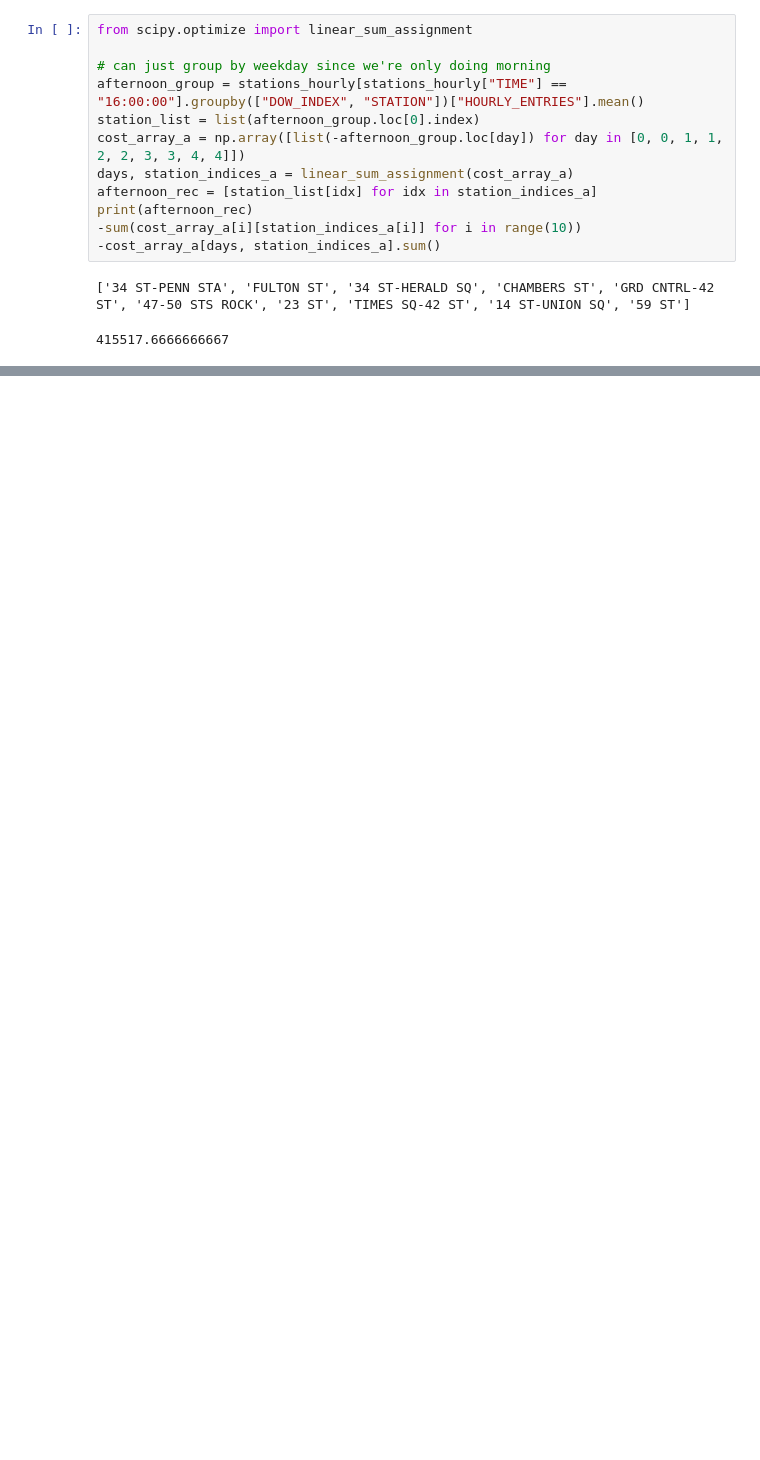
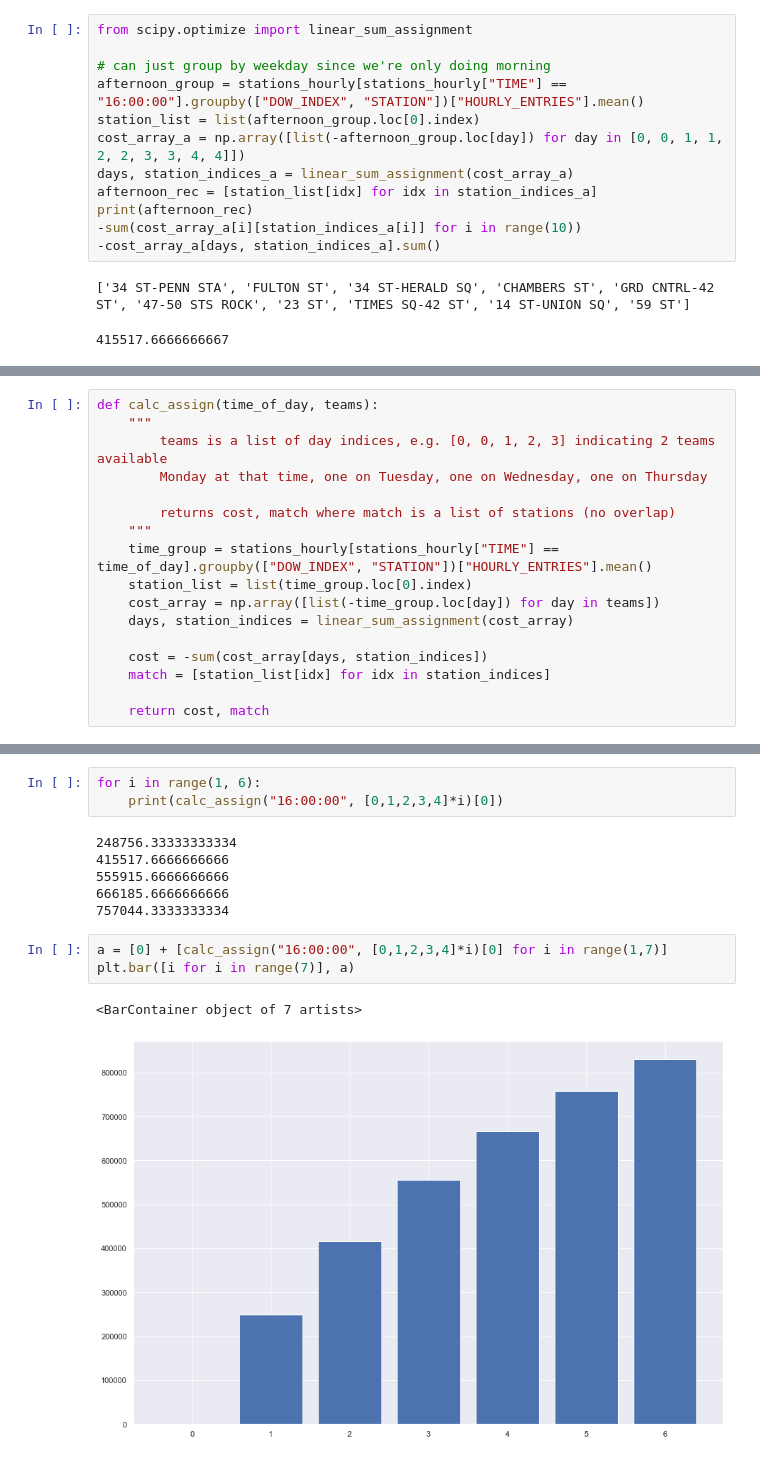
Before and after one commit to zhouandrewc/mta-project, a Jupyter notebook: further_work.ipynb, the cells around one changed output, grey strips where cells are left out. Cells and saved outputs as stored; diff of their text form; blank space fills up the shorter version.

```diff
--- a/further_work.ipynb
+++ b/further_work.ipynb
@@ -326,0 +322,17 @@ morning_rec
+# %%
+def calc_assign(time_of_day, teams):
+    """
+        teams is a list of day indices, e.g. [0, 0, 1, 2, 3] indicating 2 teams available
+        Monday at that time, one on Tuesday, one on Wednesday, one on Thursday
+
+        returns cost, match where match is a list of stations (no overlap)
+    """
+    time_group = stations_hourly[stations_hourly["TIME"] == time_of_day].groupby(["DOW_INDEX", "STATION"])["HOURLY_ENTRIES"].mean()
+    station_list = list(time_group.loc[0].index)
+    cost_array = np.array([list(-time_group.loc[day]) for day in teams])
+    days, station_indices = linear_sum_assignment(cost_array)
+
+    cost = -sum(cost_array[days, station_indices])
+    match = [station_list[idx] for idx in station_indices]
+
+    return cost, match
@@ -326,0 +377,15 @@ morning_rec
+# %%
+for i in range(1, 6):
+    print(calc_assign("16:00:00", [0,1,2,3,4]*i)[0])
+# %% [output]
+248756.33333333334
+415517.6666666666
+555915.6666666666
+666185.6666666666
+757044.3333333334
+# %%
+a = [0] + [calc_assign("16:00:00", [0,1,2,3,4]*i)[0] for i in range(1,7)]
+plt.bar([i for i in range(7)], a)
+# %% [output]
+<BarContainer object of 7 artists>
+[figure, added]
```
Also changed, not shown: parts of 23 cells of this notebook.
